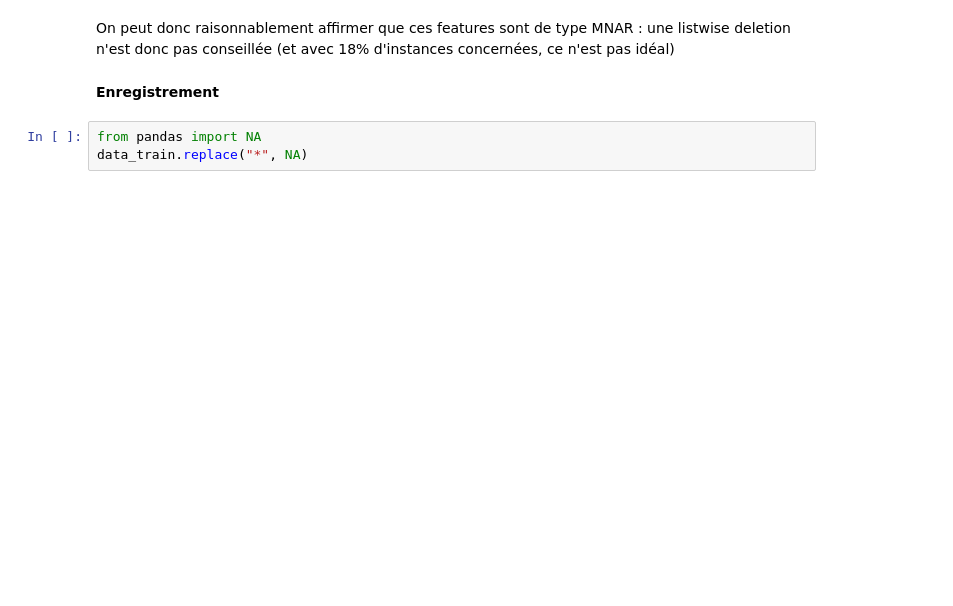
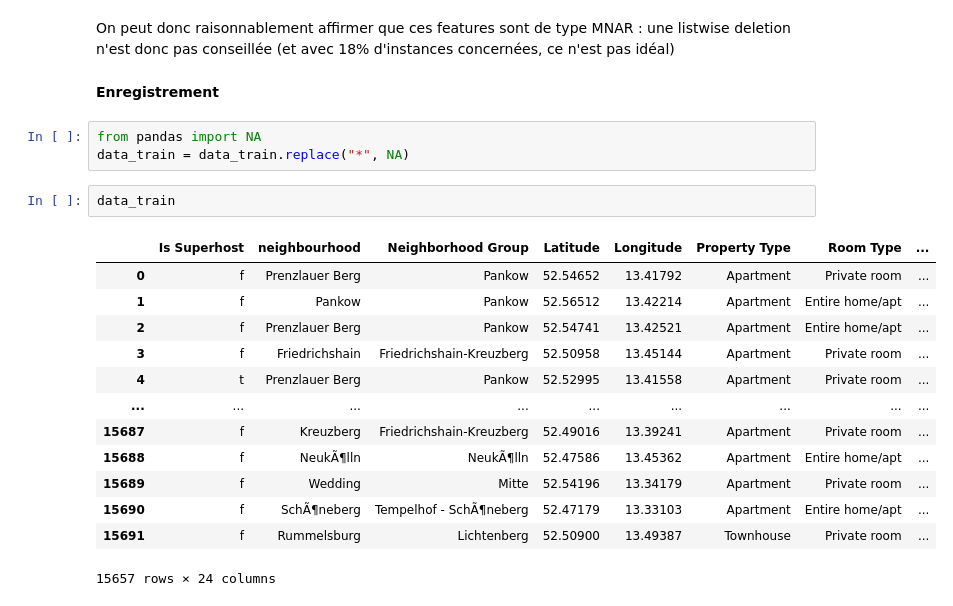
Before and after one commit to NicolasPeruchot/appr_auto_cs, a Jupyter notebook: src/preprocess/preprocessing.ipynb, the cells around one changed output. Cells and saved outputs as stored; diff of their text form; blank space fills up the shorter version.

```diff
--- a/src/preprocess/preprocessing.ipynb
+++ b/src/preprocess/preprocessing.ipynb
@@ -95,4 +147,20 @@ On peut donc raisonnablement affirmer que ces features sont de type MNAR : une l
 __Enregistrement__
 # %%
 from pandas import NA
-data_train.replace("*", NA)
+data_train = data_train.replace("*", NA)
+# %%
+data_train
+# %% [output]
+|  | Is Superhost | neighbourhood | Neighborhood Group | Latitude | Longitude | Property Type | Room Type | ... |
+| 0 | f | Prenzlauer Berg | Pankow | 52.54652 | 13.41792 | Apartment | Private room | ... |
+| 1 | f | Pankow | Pankow | 52.56512 | 13.42214 | Apartment | Entire home/apt | ... |
+| 2 | f | Prenzlauer Berg | Pankow | 52.54741 | 13.42521 | Apartment | Entire home/apt | ... |
+| 3 | f | Friedrichshain | Friedrichshain-Kreuzberg | 52.50958 | 13.45144 | Apartment | Private room | ... |
+| 4 | t | Prenzlauer Berg | Pankow | 52.52995 | 13.41558 | Apartment | Private room | ... |
+| ... | ... | ... | ... | ... | ... | ... | ... | ... |
+| 15687 | f | Kreuzberg | Friedrichshain-Kreuzberg | 52.49016 | 13.39241 | Apartment | Private room | ... |
+| 15688 | f | NeukÃ¶lln | NeukÃ¶lln | 52.47586 | 13.45362 | Apartment | Entire home/apt | ... |
+| 15689 | f | Wedding | Mitte | 52.54196 | 13.34179 | Apartment | Private room | ... |
+| 15690 | f | SchÃ¶neberg | Tempelhof - SchÃ¶neberg | 52.47179 | 13.33103 | Apartment | Entire home/apt | ... |
+| 15691 | f | Rummelsburg | Lichtenberg | 52.50900 | 13.49387 | Townhouse | Private room | ... |
+15657 rows × 24 columns
```
Also changed, not shown: parts of 7 cells of this notebook, 3 other files.
